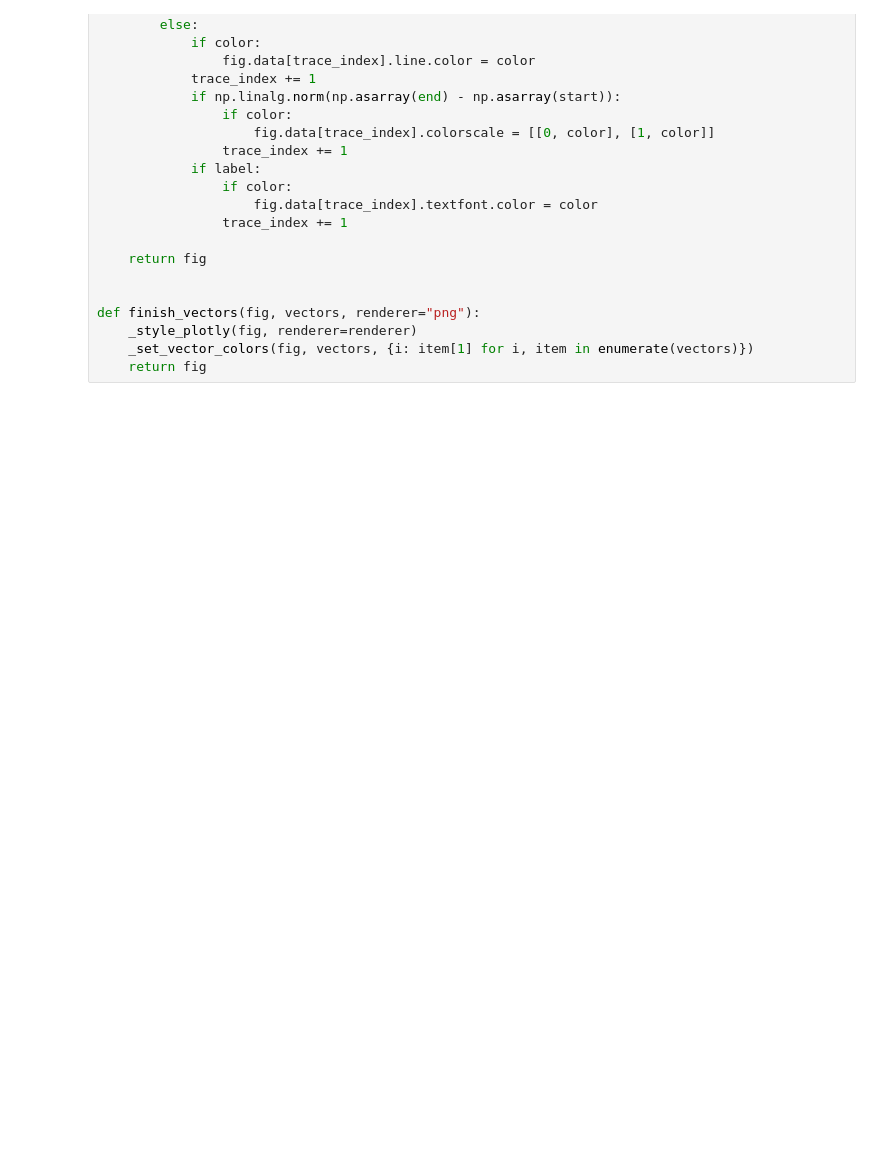
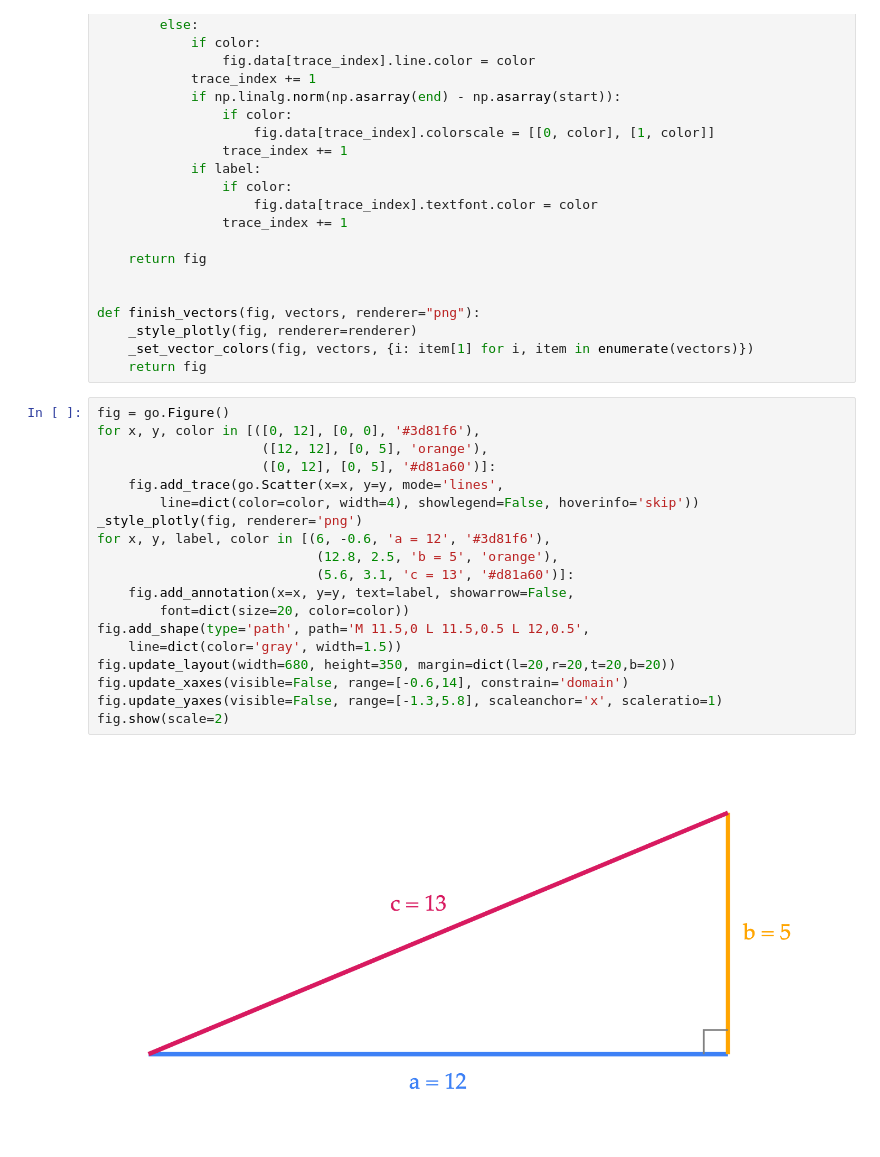
Before and after one commit to math-124/notes, a Jupyter notebook: ch01/01-05.ipynb, the cells around one changed output. Drawn from its saved outputs; the diff is of its cells as text; blank space fills up the shorter version.

```diff
--- a/ch01/01-05.ipynb
+++ b/ch01/01-05.ipynb
@@ -131,3 +131,24 @@ def finish_vectors(fig, vectors, renderer="png"):
     _style_plotly(fig, renderer=renderer)
     _set_vector_colors(fig, vectors, {i: item[1] for i, item in enumerate(vectors)})
     return fig
+# %%
+fig = go.Figure()
+for x, y, color in [([0, 12], [0, 0], '#3d81f6'),
+                     ([12, 12], [0, 5], 'orange'),
+                     ([0, 12], [0, 5], '#d81a60')]:
+    fig.add_trace(go.Scatter(x=x, y=y, mode='lines',
+        line=dict(color=color, width=4), showlegend=False, hoverinfo='skip'))
+_style_plotly(fig, renderer='png')
+for x, y, label, color in [(6, -0.6, 'a = 12', '#3d81f6'),
+                            (12.8, 2.5, 'b = 5', 'orange'),
+                            (5.6, 3.1, 'c = 13', '#d81a60')]:
+    fig.add_annotation(x=x, y=y, text=label, showarrow=False,
+        font=dict(size=20, color=color))
+fig.add_shape(type='path', path='M 11.5,0 L 11.5,0.5 L 12,0.5',
+    line=dict(color='gray', width=1.5))
+fig.update_layout(width=680, height=350, margin=dict(l=20,r=20,t=20,b=20))
+fig.update_xaxes(visible=False, range=[-0.6,14], constrain='domain')
+fig.update_yaxes(visible=False, range=[-1.3,5.8], scaleanchor='x', scaleratio=1)
+fig.show(scale=2)
+# %% [output]
+[figure, added]
```
Also changed, not shown: parts of 16 cells of this notebook, 7 other files.
